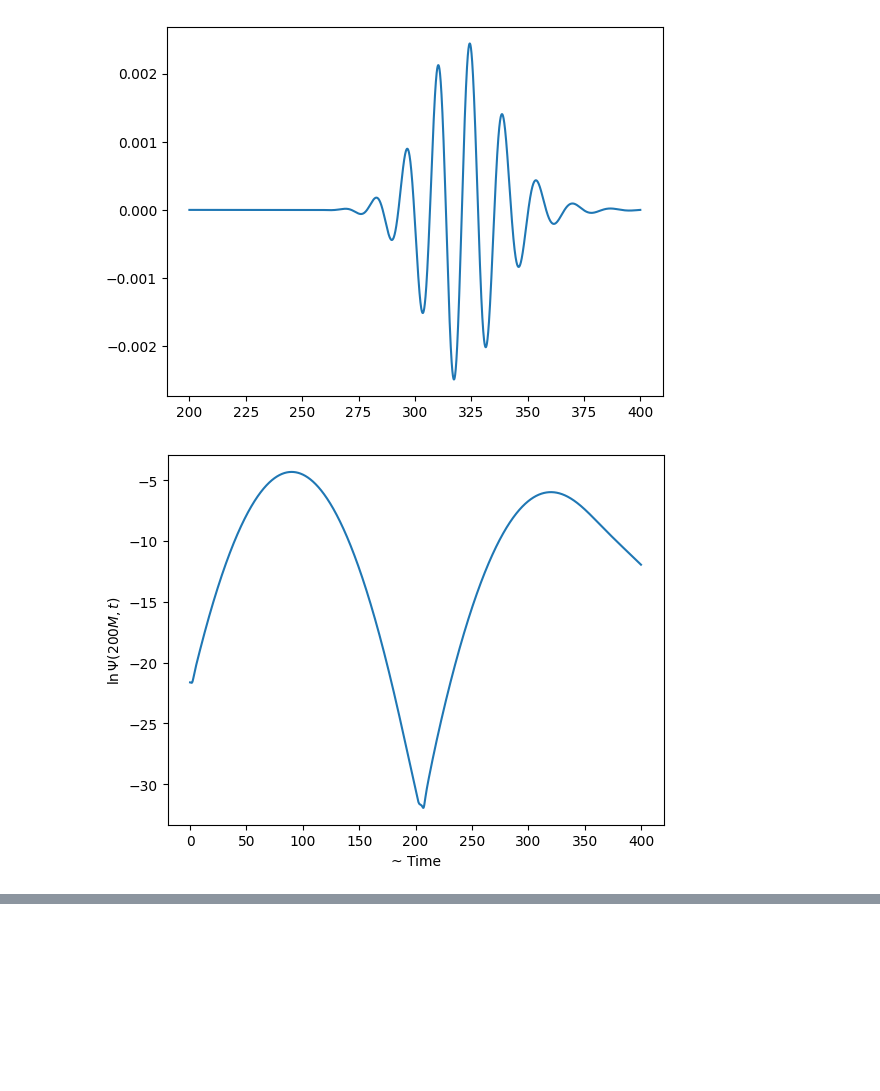
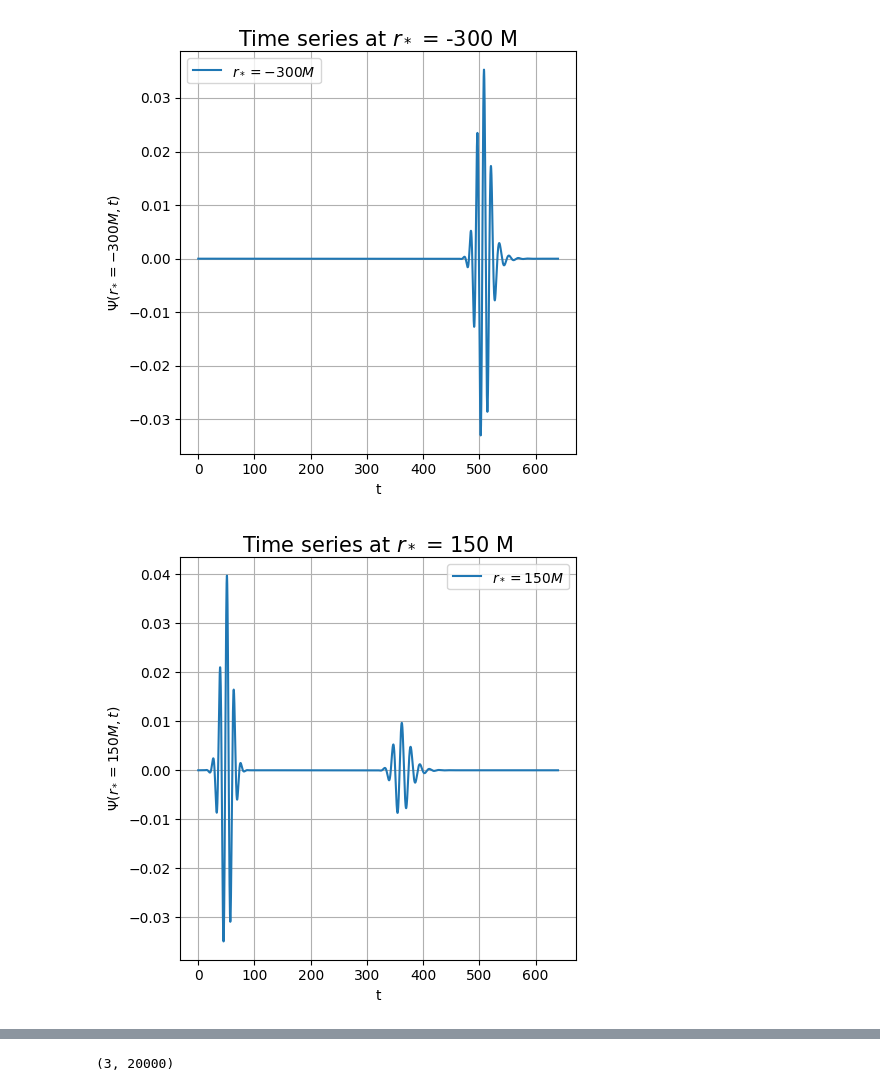
Before and after one commit to dakeerie/MSci-Project, a Jupyter notebook: Grey-body Factor.ipynb, the cells around one changed output, grey strips where cells are left out. Saved outputs shown, nothing was run; the diff lists cells and outputs as text; code cells hidden in the pictures; blank space fills up the shorter version.

```diff
--- a/Grey-body Factor.ipynb
+++ b/Grey-body Factor.ipynb
@@ -1,31 +6,49 @@
 # %%
-from Class import SchwarzschildPerturbation, gaussian_initial_profile
-import matplotlib.pyplot as plt
-import numpy as np
+j = complex(0, 1)
 
+#Parameters
 M = 1
 l = 2
 parity = 'axial'
-rstar_min = -400
-rstar_max = 700
-dx = 0.1
 
-axial_sim = SchwarzschildPerturbation(M, l, parity, rstar_min, rstar_max, dx = 0.1)
-Psi0 = gaussian_initial_profile(axial_sim.rstar, 110*M, 15*M, 0.5)
-sim = axial_sim.solve(Psi0, 8000)
-Psi = sim.Psi
-index = np.argmin(np.abs(axial_sim.rstar - 200*M))
+rstar_min = -800
+rstar_max = 800
+dx = 0.08
 
-plt.figure()
-plt.plot(axial_sim.times[4000:], Psi[:, index][4000:])
-plt.show()
+#Initialise Simulation
+axial_sim = SchwarzschildPerturbation(M, l, parity, rstar_min, rstar_max, dx = 0.08, dt = 0.4*dx)
+
+#Initial data
+width = 10*M
+rstar0 = 200*M
+omega = 0.5
+Psi0 = 1/(np.sqrt(2*np.pi*width**2))*np.exp(-(axial_sim.rstar - rstar0)**2/(2*width**2))*np.exp(-j*omega*axial_sim.rstar)
+dPsi0 = (-j*omega - (axial_sim.rstar - rstar0)/width**2)*Psi0
+
+sim = axial_sim.solve(Psi0, 20000, dPsi0)
-# %% [output]
-[figure, removed]
-# %%
-plt.figure()
-plt.plot(axial_sim.times, np.log(np.abs(Psi[:,index])))
-plt.ylabel(r"$\ln{\Psi \left(200M, t\right)}$")
-plt.xlabel(r"~ Time")
-plt.show()
-# %% [output]
-[figure, removed]
+# %%
+Psi = sim.Psi
+times = sim.times
+
+extraction_radii = [-300, 150, 300]
+
+time_series = []
+for x in extraction_radii:
+    idx = np.argmin(np.abs(axial_sim.rstar - x*axial_sim.M))
+    extraction = Psi[:, idx]
+    time_series.append(extraction)
+    plt.figure(figsize = (5, 5))
+    plt.plot(times, extraction.real, label = rf'$r_* = {x} M$')
+    plt.xlabel('t', fontsize = 10)
+    plt.ylabel(rf'$\Psi (r_*={x} M, t)$', fontsize = 10)
+    plt.title(rf'Time series at $r_*$ = {x} M', fontsize = 15)
+    plt.legend()
+    plt.grid()
+    plt.tight_layout()
+    plt.show()
+
+time_series = np.array(time_series)
+print(time_series.shape)
+# %% [output]
+[figure, added]
+[figure, added]
@@ -31,0 +56 @@ plt.show()
+(3, 20000)
```
Also changed, not shown: parts of 4 cells of this notebook, 1 other file.
